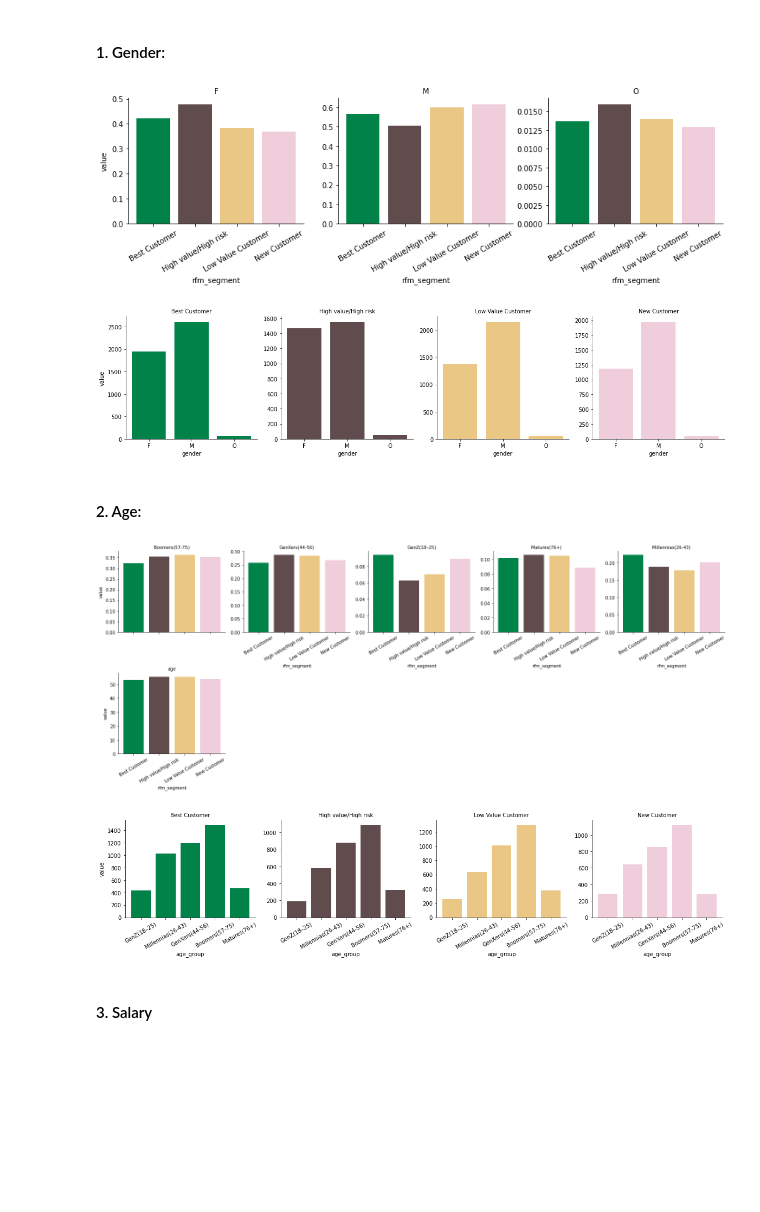
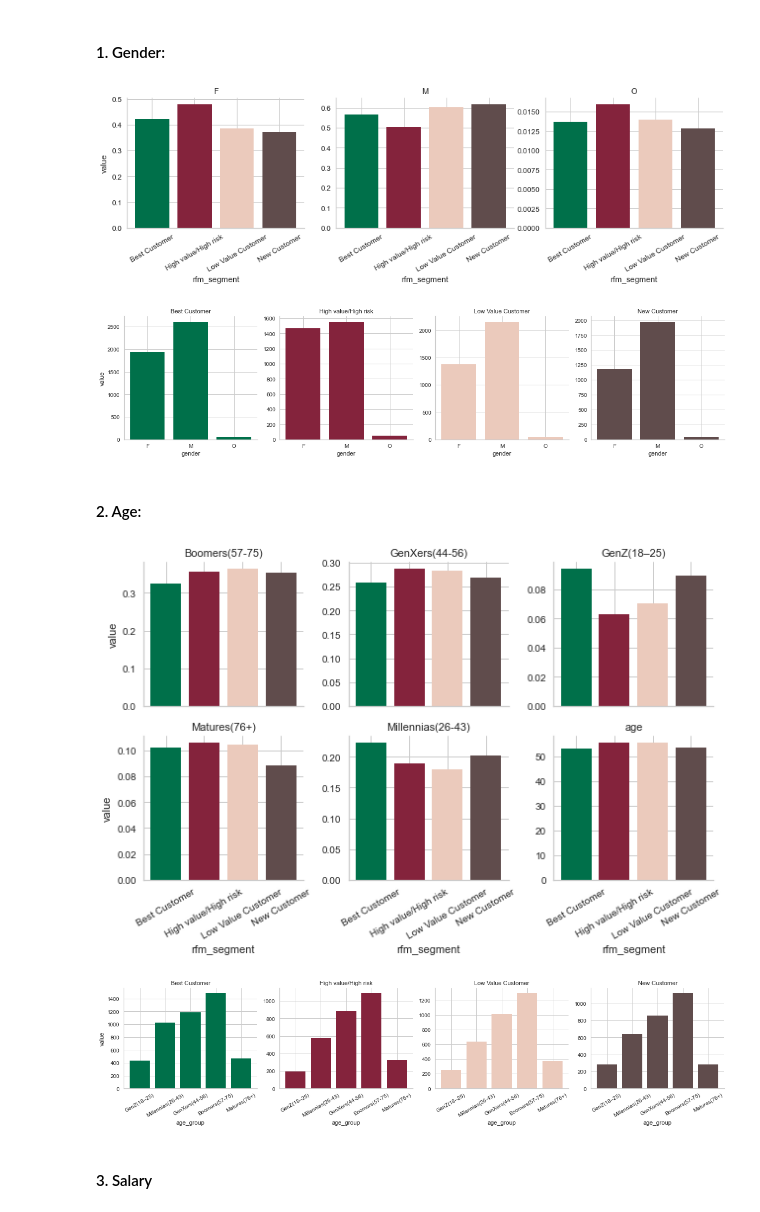
Before and after one commit to Arjunar92/Starbucks_Customer_Segmentation_Project, a Jupyter notebook: Starbucks_Customer_Segmentation.ipynb, the cells around one changed output. Saved outputs shown, nothing was run; the diff lists cells and outputs as text; code cells hidden in the pictures; blank space fills up the shorter version.

```diff
--- a/Starbucks_Customer_Segmentation.ipynb
+++ b/Starbucks_Customer_Segmentation.ipynb
@@ -340,6 +343,8 @@ rfm_df_method1.groupby('rfm_cluster').agg({
 | 1 | 6308 | 3.235098 | 2 | 0 | 27 | 6308 | 8.381579 | 7 | 1 | 36 | ... |
 | 2 | 2867 | 3.193931 | 2 | 0 | 27 | 2867 | 8.493198 | 8 | 1 | 29 | ... |
 | 3 | 2036 | 3.114440 | 2 | 0 | 22 | 2036 | 8.373281 | 7 | 1 | 29 | ... |
+# %%
+starbucks_r = ["#00704A","#84233c" ,"#ebcabc","#604c4c","#ebcabc","#a17700","#e44c2c","#562f1e","#f0cdbc"]
 # %%
 #Visualize the mean Frequency, Monetary, and Recency value across each clusters.
 
@@ -448,5 +442,5 @@ rfm_df.groupby('rfm_segment').agg({
 #Visualize the mean Frequency, Monetary, and Recency value across each RFM segments
 
 rfm_da= rfm_df[['customer_id','Recency','Frequency','Monetary']]
-df = plot_data(rfm_da,rfm_df,  groupby = 'rfm_segment',palette =4,col_wrap=5,height=4,label_rotation =30)
+df = plot_data(rfm_da,rfm_df,  groupby = 'rfm_segment',palette =starbucks_r,col_wrap=5,height=4,label_rotation =30)
 # %% [output]
@@ -551,20 +590,20 @@ rfm_segment= rfm_analysis[['customer_id','High value/High risk','New Customer','
 #### 1. Gender:
 # %%
 rfm_gender = rfm_analysis[['customer_id','M','F',"O"]]
-df = plot_data(rfm_gender,rfm_analysis,  groupby = 'rfm_segment',palette =4,col_wrap=5,height=4,label_rotation =30)
-df = plot_data_sum(rfm_segment,rfm_analysis,  groupby = 'gender',palette =5,col_wrap=4,height=4,label_rotation =0)
+df = plot_data(rfm_gender,rfm_analysis,  groupby = 'rfm_segment',palette =starbucks_r,col_wrap=5,height=4,label_rotation =30)
+df = plot_data_sum(rfm_segment,rfm_analysis,  groupby = 'gender',palette =starbucks_r,col_wrap=4,height=4,label_rotation =0)
 # %% [output]
-[figure, old version]
+[figure, new version]
-[figure, old version]
+[figure, new version]
 # %% [markdown]
 #### 2. Age:
 # %%
 rfm_age= rfm_analysis[['customer_id', 'age','GenZ(18–25)','Millennias(26-43)','GenXers(44-56)','Boomers(57-75)','Matures(76+)']]
-df = plot_data(rfm_age,rfm_analysis,  groupby = 'rfm_segment',palette =4,col_wrap=5,height=4,label_rotation =30)
-df = plot_data_sum(rfm_segment,rfm_analysis,  groupby = 'age_group',palette =6,col_wrap=25,height=4,label_rotation =30)
+df = plot_data(rfm_age,rfm_analysis,  groupby = 'rfm_segment',palette =starbucks_r,col_wrap=3,height=3,label_rotation =30)
+df = plot_data_sum(rfm_segment,rfm_analysis,  groupby = 'age_group',palette =starbucks_r,col_wrap=25,height=4,label_rotation =30)
 # %% [output]
-[figure, old version]
+[figure, new version]
-[figure, old version]
+[figure, new version]
 # %% [markdown]
 #### 3. Salary
 # %%
```
Also changed, not shown: parts of 112 cells of this notebook.
